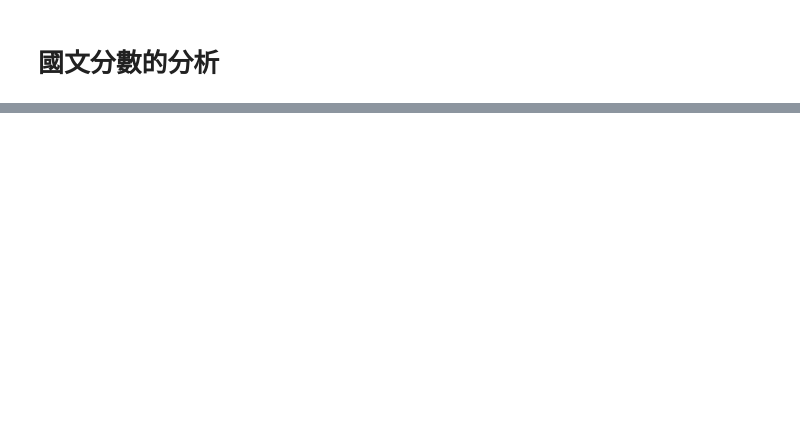
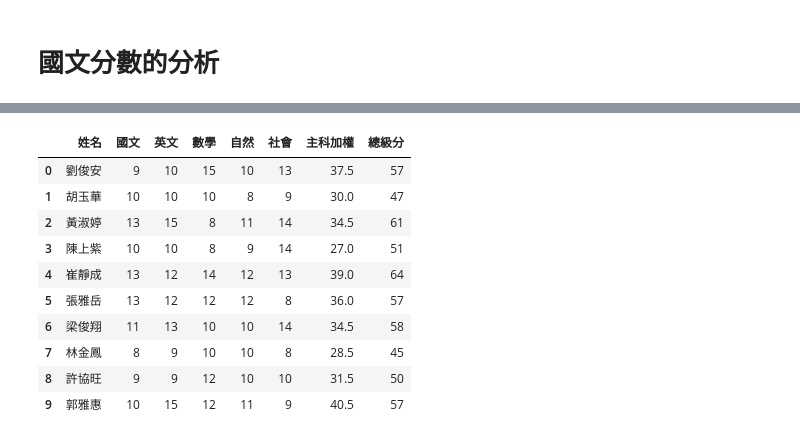
Before and after one commit to mingfujacky/Lecture-Python, a Jupyter notebook: pandas/pandas_basic.ipynb, the cells around one changed output, grey strips where cells are left out. Cells and saved outputs as stored; diff of their text form; code cells hidden in the pictures; blank space fills up the shorter version.

```diff
--- a/pandas/pandas_basic.ipynb
+++ b/pandas/pandas_basic.ipynb
@@ -121,2 +85,19 @@ grade_df.head()
+# %%
+# 計算新增欄位值
+df['主科加權'] = df['數學'] * 1.5 + df['英文']*1.5
+df['總級分'] = df['國文'] + df['英文'] + df['數學'] + df['自然'] + df['社會']
+df.head(10)
+# %% [output]
+|  | 姓名 | 國文 | 英文 | 數學 | 自然 | 社會 | 主科加權 | 總級分 |
+| 0 | 劉俊安 | 9 | 10 | 15 | 10 | 13 | 37.5 | 57 |
+| 1 | 胡玉華 | 10 | 10 | 10 | 8 | 9 | 30.0 | 47 |
+| 2 | 黃淑婷 | 13 | 15 | 8 | 11 | 14 | 34.5 | 61 |
+| 3 | 陳上紫 | 10 | 10 | 8 | 9 | 14 | 27.0 | 51 |
+| 4 | 崔靜成 | 13 | 12 | 14 | 12 | 13 | 39.0 | 64 |
+| 5 | 張雅岳 | 13 | 12 | 12 | 12 | 8 | 36.0 | 57 |
+| 6 | 梁俊翔 | 11 | 13 | 10 | 10 | 14 | 34.5 | 58 |
+| 7 | 林金鳳 | 8 | 9 | 10 | 10 | 8 | 28.5 | 45 |
+| 8 | 許協旺 | 9 | 9 | 12 | 10 | 10 | 31.5 | 50 |
+| 9 | 郭雅惠 | 10 | 15 | 12 | 11 | 9 | 40.5 | 57 |
 # %%
 # 排序
```
Also changed, not shown: parts of 24 cells of this notebook, 2 other files.
